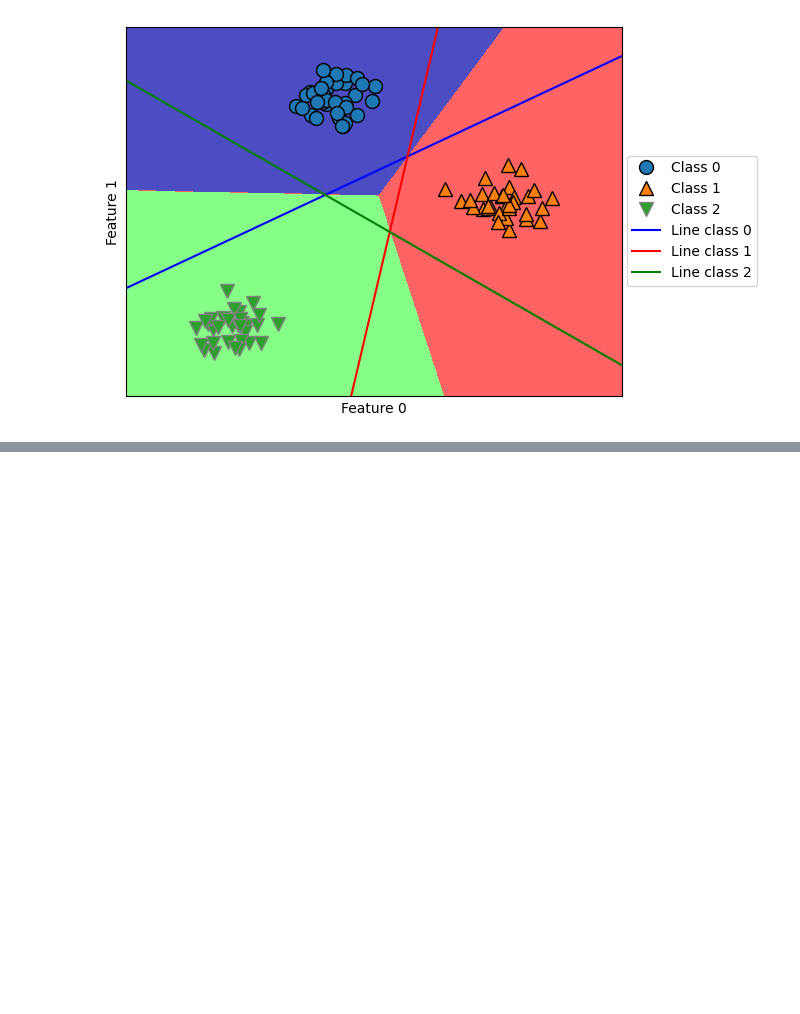
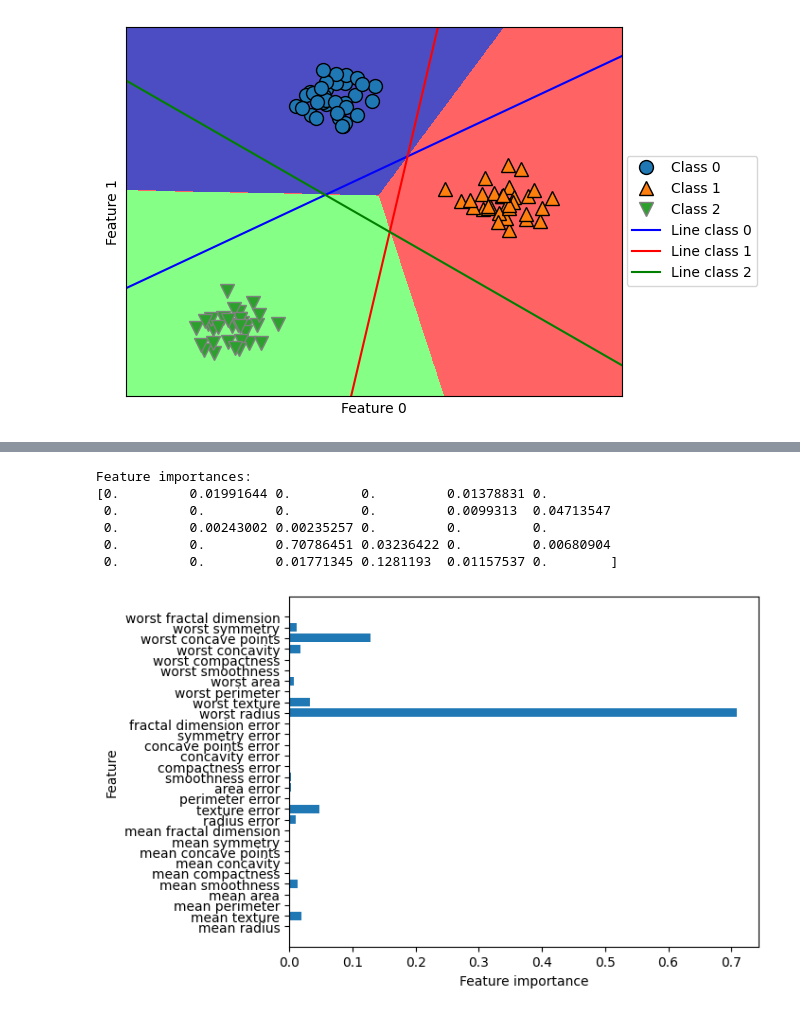
Before and after one commit to astro-zhurui/AstroNotes, a Jupyter notebook: 05_Scikit-Learn/book1_Python机器学习基础教程/chapter2监督学习.ipynb, the cells around one changed output, grey strips where cells are left out. Saved outputs shown, nothing was run; the diff lists cells and outputs as text; code cells hidden in the pictures; blank space fills up the shorter version.

```diff
--- a/05_Scikit-Learn/book1_Python机器学习基础教程/chapter2监督学习.ipynb
+++ b/05_Scikit-Learn/book1_Python机器学习基础教程/chapter2监督学习.ipynb
@@ -597,0 +637,24 @@ Text(0, 0.5, 'Feature 1')
+# %%
+"""
+cancer数据集实战
+
+结论:
+1. 未剪枝的的树容易过拟合, 对新的数据的泛化能力不佳
+2. max_depth参数可以限制树的深度, 从而限制模型的复杂度, 从而避免过拟合
+"""
+
+from sklearn.tree import DecisionTreeClassifier
+
+cancer = load_breast_cancer()
+X_train, X_test, y_train, y_test = train_test_split(
+    cancer.data, cancer.target, stratify=cancer.target, random_state=42)
+tree = DecisionTreeClassifier(random_state=0)
+tree.fit(X_train, y_train)
+print(f"Training set score: {tree.score(X_train, y_train):.2f}")
+print(f"Test set score: {tree.score(X_test, y_test):.2f}")
+
+print(f"\n--- 进行预剪枝 ---")
+tree = DecisionTreeClassifier(max_depth=5, random_state=0)
+tree.fit(X_train, y_train)
+print(f"Training set score: {tree.score(X_train, y_train):.2f}")
+print(f"Test set score: {tree.score(X_test, y_test):.2f}")
@@ -597,0 +691,20 @@ Text(0, 0.5, 'Feature 1')
+# %%
+print(f"Feature importances:\n{tree.feature_importances_}")
+# %% [output]
+Feature importances:
+[0.         0.01991644 0.         0.         0.01378831 0.
+ 0.         0.         0.         0.         0.0099313  0.04713547
+ 0.         0.00243002 0.00235257 0.         0.         0.
+ 0.         0.         0.70786451 0.03236422 0.         0.00680904
+ 0.         0.         0.01771345 0.1281193  0.01157537 0.        ]
+# %%
+def plot_feature_importances_cancer(model):
+    n_features = cancer.data.shape[1]
+    plt.barh(range(n_features), model.feature_importances_, align="center")
+    plt.yticks(range(n_features), cancer.feature_names)
+    plt.xlabel("Feature importance")
+    plt.ylabel("Feature")
+
+plot_feature_importances_cancer(tree)
+# %% [output]
+[figure, added]
```
Also changed, not shown: parts of 25 cells of this notebook, 4 other files.
